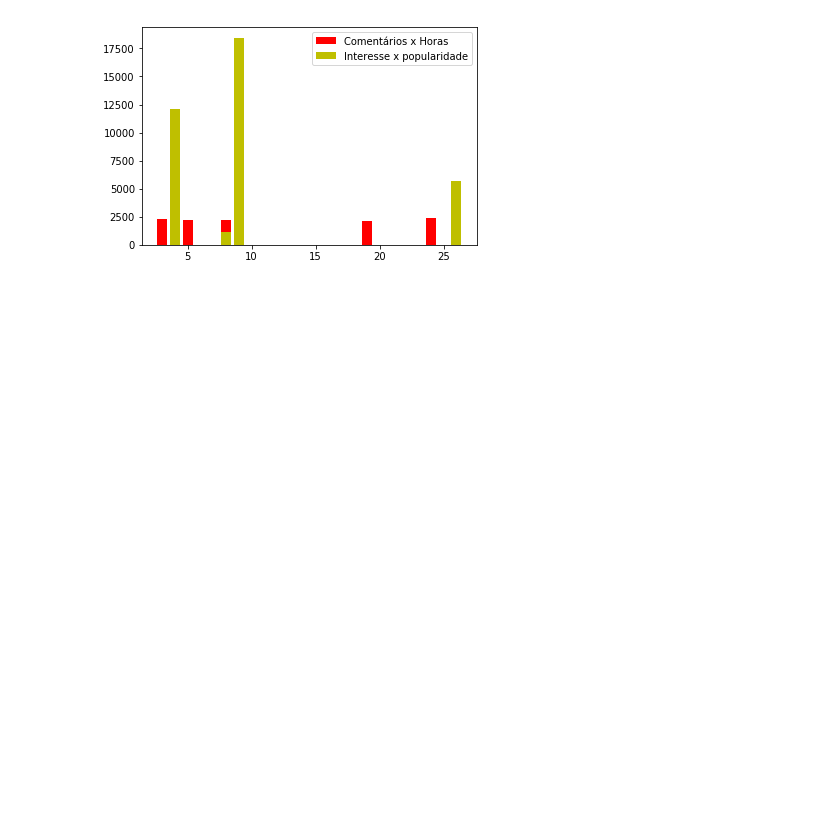
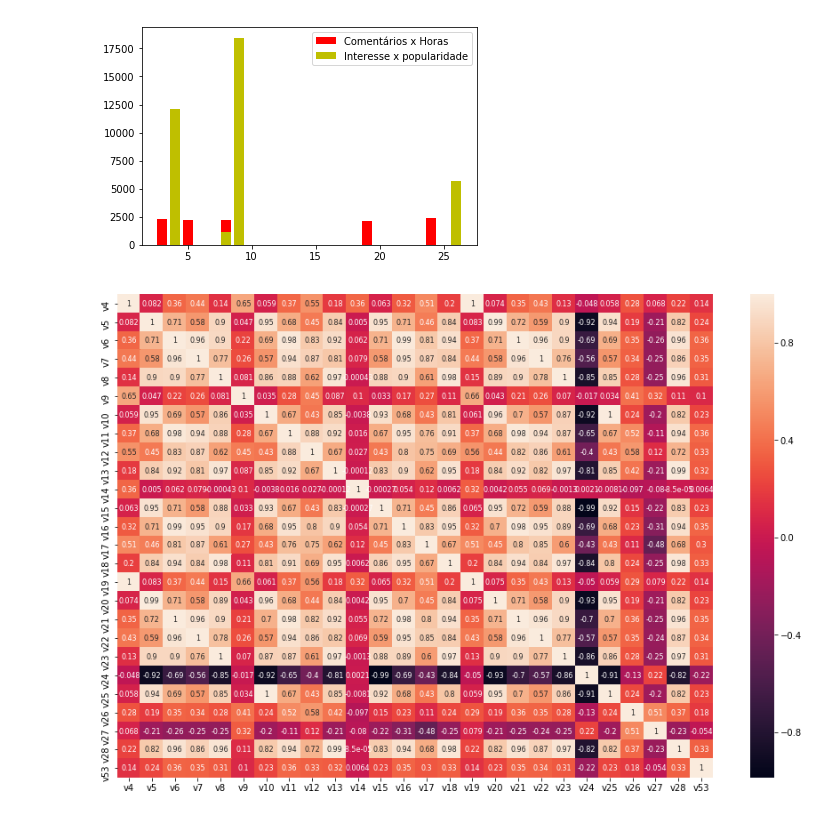
Before and after one commit to Machine-Learning-FGA/Facebook-Comment-problem, a Jupyter notebook: data_visualizatio_grafics.ipynb, the cells around one changed output. Drawn from its saved outputs; the diff is of its cells as text; code cells hidden in the pictures; blank space fills up the shorter version.

Commit message:
Creating data visualization grafics and correlation and decision tree regresion reduction featues

```diff
--- a/data_visualizatio_grafics.ipynb
+++ b/data_visualizatio_grafics.ipynb
@@ -5,7 +5,8 @@ import matplotlib.pyplot as plt
 import numpy as np
 import seaborn as sns
 # %%
-dataset_testing_features = pd.read_csv('facebook_general_dataset/Dataset/Testing/Features_TestSet.csv', header = None)
-dataset_testing_coments_diferenct_csv = pd.read_csv('facebook_general_dataset/Dataset/Testing/Features_TestSet.csv', header = None, usecols = [30, 31, 33])
-dataset_testing_derivado_csv = pd.read_csv('facebook_general_dataset/Dataset/Testing/Features_TestSet.csv', header = names = ['v4', 'v5', 'v6', 'v7', 'v8', 'v9', 'v10', 'v11', 'v12', 'v13', 'v14', 'v15', 'v16', 'v17', 'v18', 'v19', 'v20', 'v21', 'v22', 'v23', 'v24', 'v25', 'v26', 'v27', 'v28', 'v53'], usecols = [4, 5, 6, 7, 8, 9, 10, 11, 12, 13, 14, 15, 16, 17, 18, 19, 20, 21, 22, 23, 24, 25, 26, 27, 28, 53])
-dataset_testing_date_post_csv = pd.read_csv('facebook_general_dataset/Dataset/Testing/Features_TestSet.csv', header = None, usecols = [39, 40, 41, 42, 43, 44, 45])
+dataset_testing_features = pd.read_csv('facebook_general_dataset/Dataset/Training/Features_All.csv', header = None)
+dataset_testing_coments_diferenct_csv = pd.read_csv('facebook_general_dataset/Dataset/Training/Features_All.csv', header = None, usecols = [30, 31, 33])
+dataset_testing_derivado_csv = pd.read_csv('facebook_general_dataset/Dataset/Training/Features_All.csv', names = ['v4', 'v5', 'v6', 'v7', 'v8', 'v9', 'v10', 'v11', 'v12', 'v13', 'v14', 'v15', 'v16', 'v17', 'v18', 'v19', 'v20', 'v21', 'v22', 'v23', 'v24', 'v25', 'v26', 'v27', 'v28', 'v53'], usecols = [4, 5, 6, 7, 8, 9, 10, 11, 12, 13, 14, 15, 16, 17, 18, 19, 20, 21, 22, 23, 24, 25, 26, 27, 28, 53])
+dataset_testing_primitive_csv = pd.read_csv('facebook_general_dataset/Dataset/Training/Features_All.csv', names = ['v0', 'v1', 'v2', 'v3', 'v29', 'v30', 'v31', 'v32', 'v33', 'v34', 'v35', 'v36', 'v37', 'v38', 'v39', 'v40', 'v41', 'v42', 'v43', 'v44', 'v45', 'v46', 'v47', 'v48', 'v49', 'v50', 'v51', 'v52', 'v53'], usecols = [0, 1, 2, 3, 29, 30, 31, 32, 33, 34, 35, 36, 37, 38, 39, 40, 41, 42, 43, 44, 45, 46, 47, 48, 49, 50, 51, 52, 53])
+dataset_testing_date_post_csv = pd.read_csv('facebook_general_dataset/Dataset/Training/Features_All.csv', header = None, usecols = [39, 40, 41, 42, 43, 44, 45])
@@ -40,3 +55,9 @@ plt.legend()
 plt.show()
 # %% [output]
 [figure]
+# %%
+plt.figure(figsize=(15,10))
+sns.heatmap(dataset_testing_derivado_csv.corr(),annot=True, annot_kws={"size": 8})
+plt.show()
+# %% [output]
+[figure, added]
```
Also changed, not shown: parts of 17 cells of this notebook, 3 other files.
